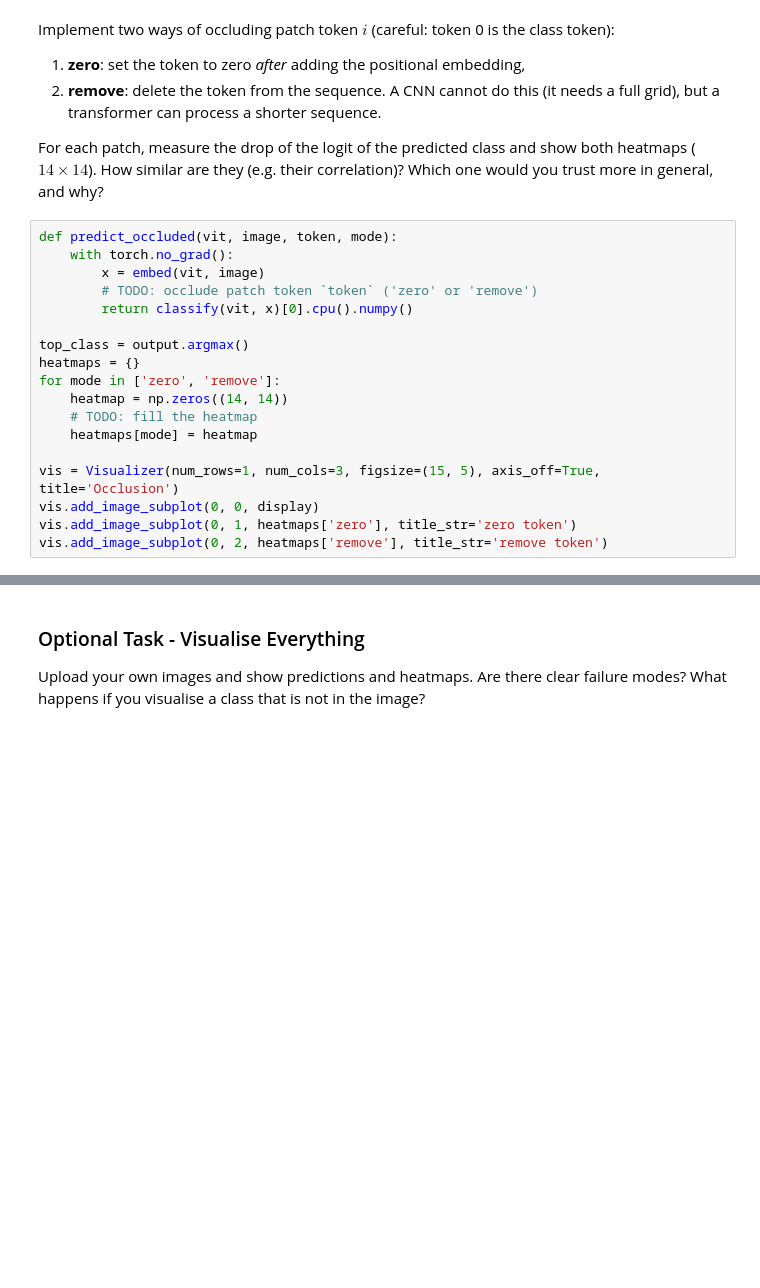
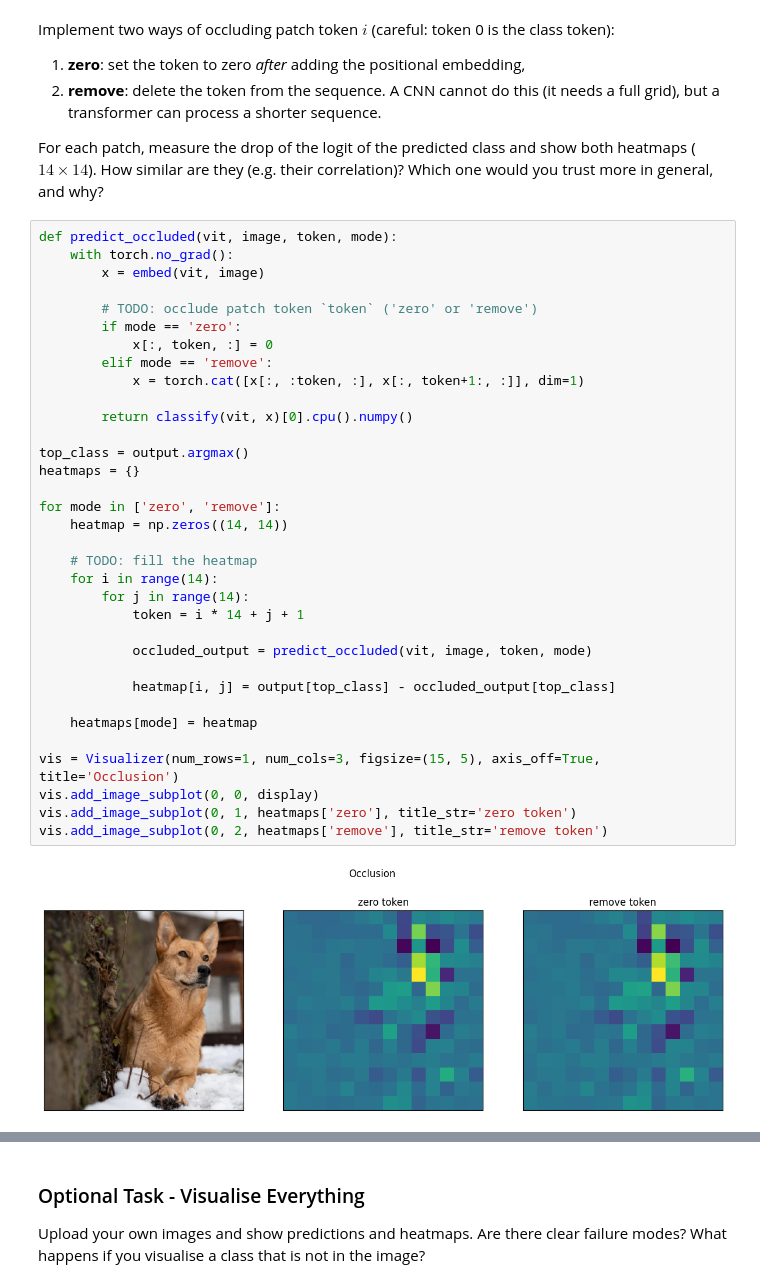
Before and after one commit to lcy412/computer_vision_praticals, a Jupyter notebook: practical2.ipynb, the cells around one changed output, grey strips where cells are left out. Drawn from its saved outputs; the diff is of its cells as text; blank space fills up the shorter version.

```diff
--- a/practical2.ipynb
+++ b/practical2.ipynb
@@ -410,21 +410,39 @@ For each patch, measure the drop of the logit of the predicted class and show bo
 # %%
 def predict_occluded(vit, image, token, mode):
     with torch.no_grad():
         x = embed(vit, image)
+
         # TODO: occlude patch token `token` ('zero' or 'remove')
+        if mode == 'zero':
+            x[:, token, :] = 0
+        elif mode == 'remove':
+            x = torch.cat([x[:, :token, :], x[:, token+1:, :]], dim=1)
+
         return classify(vit, x)[0].cpu().numpy()
 
 top_class = output.argmax()
 heatmaps = {}
+
 for mode in ['zero', 'remove']:
     heatmap = np.zeros((14, 14))
+
     # TODO: fill the heatmap
+    for i in range(14):
+        for j in range(14):
+            token = i * 14 + j + 1
+
+            occluded_output = predict_occluded(vit, image, token, mode)
+
+            heatmap[i, j] = output[top_class] - occluded_output[top_class]
+
     heatmaps[mode] = heatmap
 
 vis = Visualizer(num_rows=1, num_cols=3, figsize=(15, 5), axis_off=True, title='Occlusion')
 vis.add_image_subplot(0, 0, display)
 vis.add_image_subplot(0, 1, heatmaps['zero'], title_str='zero token')
 vis.add_image_subplot(0, 2, heatmaps['remove'], title_str='remove token')
+# %% [output]
+[figure, added]
 # %% [markdown]
 Lecture 9 showed attention maps as a different kind of explanation. Compute the attention of the class token to all patch tokens in the **last** encoder layer, averaged over the heads, and show it next to your occlusion map.
 
```
Also changed, not shown: parts of 2 cells of this notebook.
